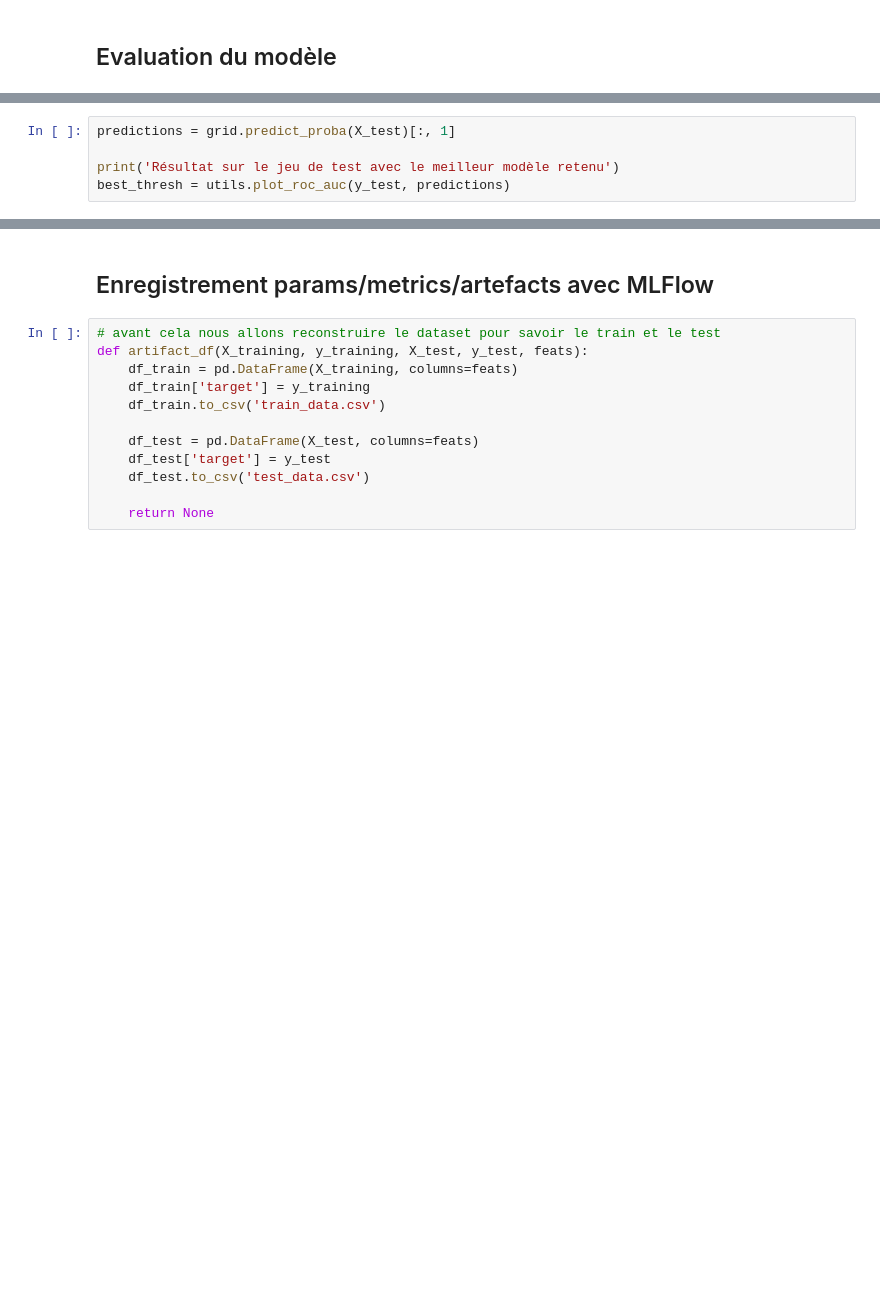
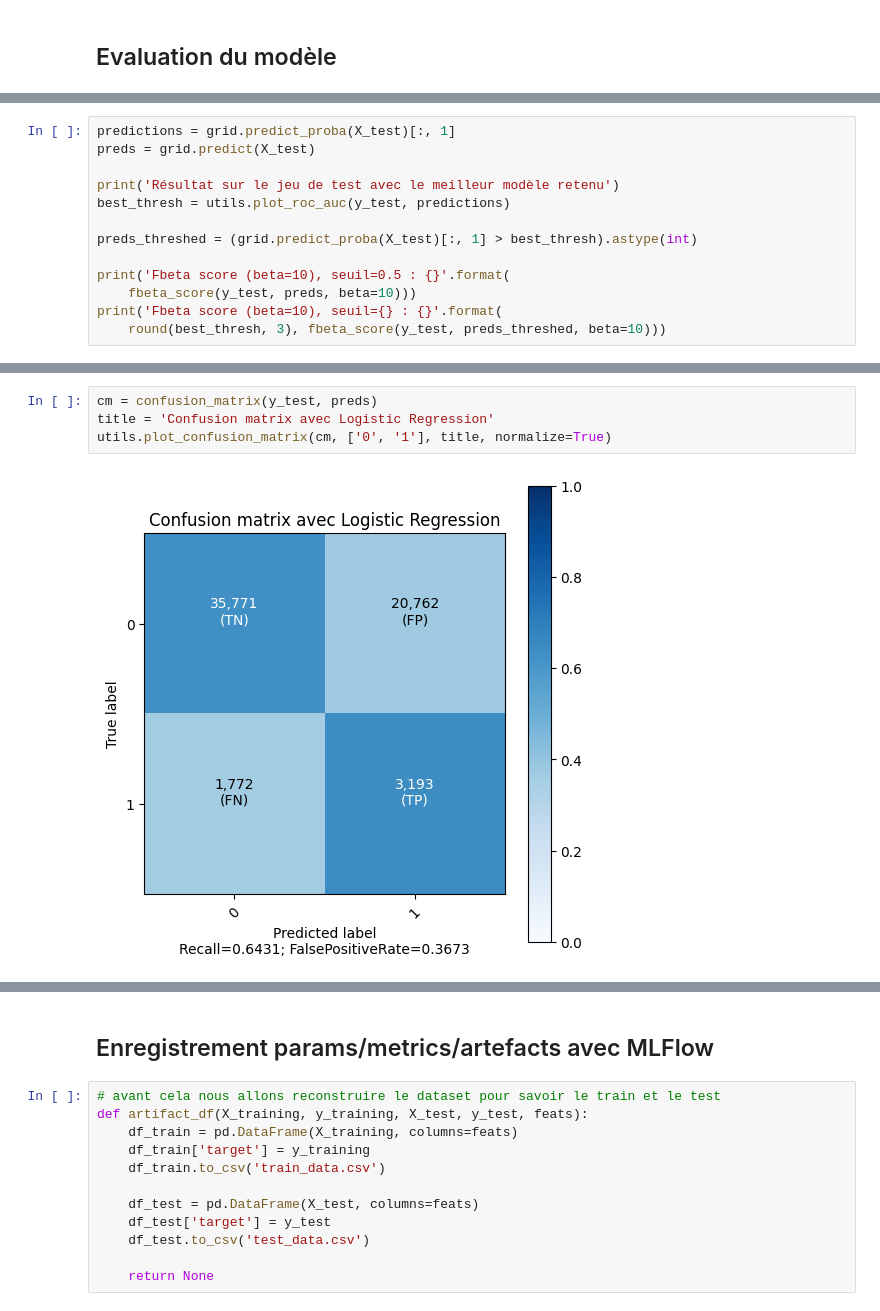
Before and after one commit to JulienCla/OC_Projet_7, a Jupyter notebook: Test_different_modeles.ipynb, the cells around one changed output, grey strips where cells are left out. Drawn from its saved outputs; the diff is of its cells as text; blank space fills up the shorter version.

```diff
--- a/Test_different_modeles.ipynb
+++ b/Test_different_modeles.ipynb
@@ -157,7 +190,15 @@ grid.cv_results_
 # %%
 predictions = grid.predict_proba(X_test)[:, 1]
+preds = grid.predict(X_test)
 
 print('Résultat sur le jeu de test avec le meilleur modèle retenu')
 best_thresh = utils.plot_roc_auc(y_test, predictions)
+
+preds_threshed = (grid.predict_proba(X_test)[:, 1] > best_thresh).astype(int)
+
+print('Fbeta score (beta=10), seuil=0.5 : {}'.format(
+    fbeta_score(y_test, preds, beta=10)))
+print('Fbeta score (beta=10), seuil={} : {}'.format(
+    round(best_thresh, 3), fbeta_score(y_test, preds_threshed, beta=10)))
 # %% [output]
 Résultat sur le jeu de test avec le meilleur modèle retenu
@@ -174 +225,7 @@ utils.display_importances(importance_df, title)
+# %%
+cm = confusion_matrix(y_test, preds)
+title = 'Confusion matrix avec Logistic Regression'
+utils.plot_confusion_matrix(cm, ['0', '1'], title, normalize=True)
+# %% [output]
+[figure, added]
 # %%
```
Also changed, not shown: parts of 34 cells of this notebook, 8 other files.
